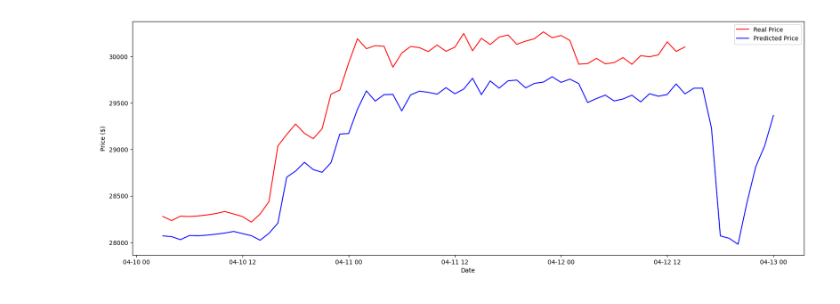
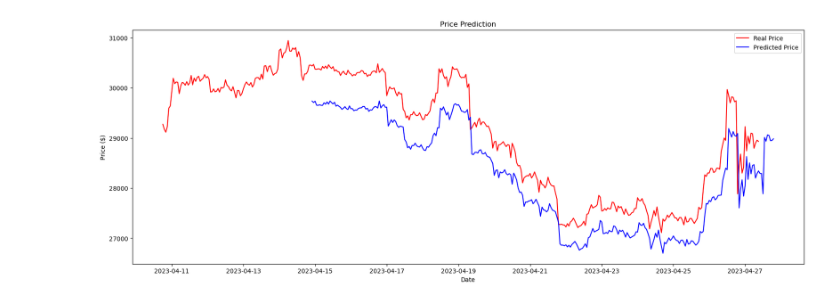
Before and after one commit to Ed-Tari/api_binance, a Jupyter notebook: main_file.ipynb, the cells around one changed output. Saved outputs shown, nothing was run; the diff lists cells and outputs as text; code cells hidden in the pictures.

```diff
--- a/main_file.ipynb
+++ b/main_file.ipynb
@@ -176,3 +108,0 @@ _________________________________________________________________
-# %%
-model.compile(optimizer = 'adam', loss = 'mean_squared_error')
-model.fit(X_train, y_train, epochs = 100, batch_size = 32)
@@ -232,27 +134,24 @@ ValueError: x and y must have same first dimension, but have shapes (60,) and (2
 # %%
+# Предсказания на 20 часов вперед
 pred_ = predict[-1].copy()
-prediction_full = []
-window = 60
-df_copy = df.iloc[:, 4:5][1:].values
-
-for j in range(10):
-    df_ = np.vstack((df_copy, pred_))
-    train_ = df_[:num_shape]
-    test_ = df_[num_shape:]
-
-    inputs_ = df_[df_.shape[0] - test_.shape[0] - window:]
-    inputs_ = inputs_.reshape(-1,1)
+all_prediction = []
+kline_data_copy = kline_data.iloc[:,4:5][1:].values
+coint_of_pred_days = 10
+for i in range(coint_of_pred_days):
+    kline_data_ = np.vstack((kline_data_copy,pred_))
+    train_set_ = kline_data_[:set_shape]
+    test_set_ = kline_data_[set_shape:]
+    inputs_ = kline_data_[kline_data_.shape[0] - test_set_.shape[0] - window :].reshape(-1,1)
     inputs_ = sc.transform(inputs_)
 
     X_test_2 = []
-
     for k in range(window, num_2):
-        X_test_3 = np.reshape(inputs_[k-window:k, 0], (window, 1))
+        X_test_3 = np.reshape(inputs_[k-window:k,0], (window,1))
         X_test_2.append(X_test_3)
 
     X_test_ = np.stack(X_test_2)
     predict_ = model.predict(X_test_)
     pred_ = sc.inverse_transform(predict_)
-    prediction_full.append(pred_[-1][0])
-    df_copy = df_[j:]
+    all_prediction.append(pred_[-1][0])
+    kline_data_copy = kline_data_[i:]
 # %% [output]
@@ -269,2 +168,2 @@ for j in range(10):
 # %%
-prediction_full_new = np.vstack((predict, np.array(prediction_full).reshape(-1,1)))
+prediction_full_new = np.vstack((predict, np.array(all_prediction).reshape(-1,1)))
@@ -278,10 +170,18 @@ df_date = df_date.reset_index(drop=True)
+# %%
+kline_data_date = kline_data['kline_open_time']
+for i in range(coint_of_pred_days):
+    df_add_date = pd.to_datetime(kline_data_date.iloc[-1]) + pd.DateOffset(hours=1)
+    df_add_date = pd.Series(df_add_date)
+    kline_data_date = pd.concat([kline_data_date,df_add_date])
+kline_data_date.reset_index(inplace=True,drop=True)
 # %%
 plt.figure(figsize=(20,7))
-plt.plot(df['kline_open_time'][num_shape:], df_volume[num_shape:], color = 'red', label = 'Real Price')
-plt.plot(df_date['kline_open_time'][-prediction_full_new.shape[0]:].values, prediction_full_new, color = 'blue', label = 'Predicted Price')
+plt.plot(kline_data['kline_open_time'].values[set_shape-100:], kline_data['close_price'][set_shape-100:].values, color = 'red', label = 'Real Price')
+plt.plot(kline_data_date[-prediction_full_new.shape[0]:], prediction_full_new, color = 'blue', label = 'Predicted Price')
+plt.title('Price Prediction')
 plt.xlabel('Date')
 plt.ylabel('Price ($)')
 plt.legend()
 plt.show()
 # %% [output]
-[figure, old version]
+[figure, new version]
```
Also changed, not shown: parts of 31 cells of this notebook, 2 other files.
